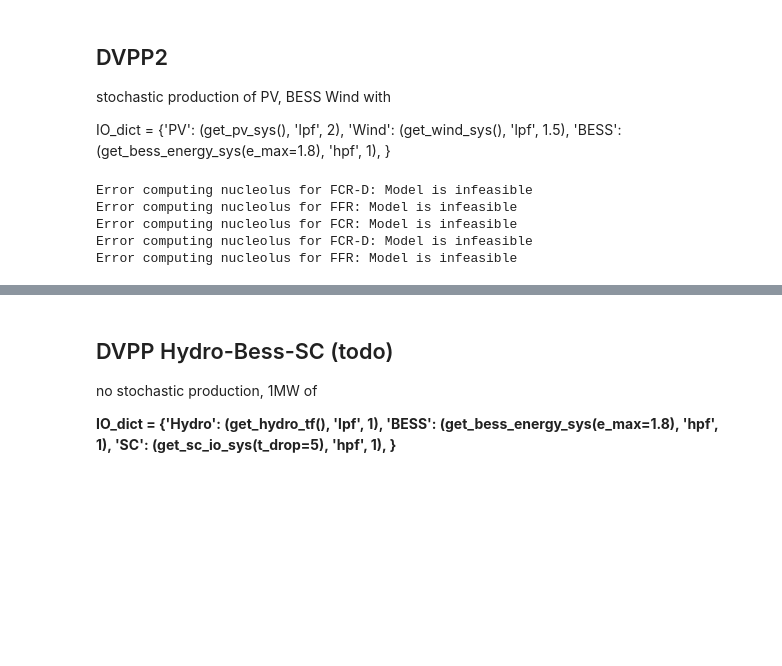
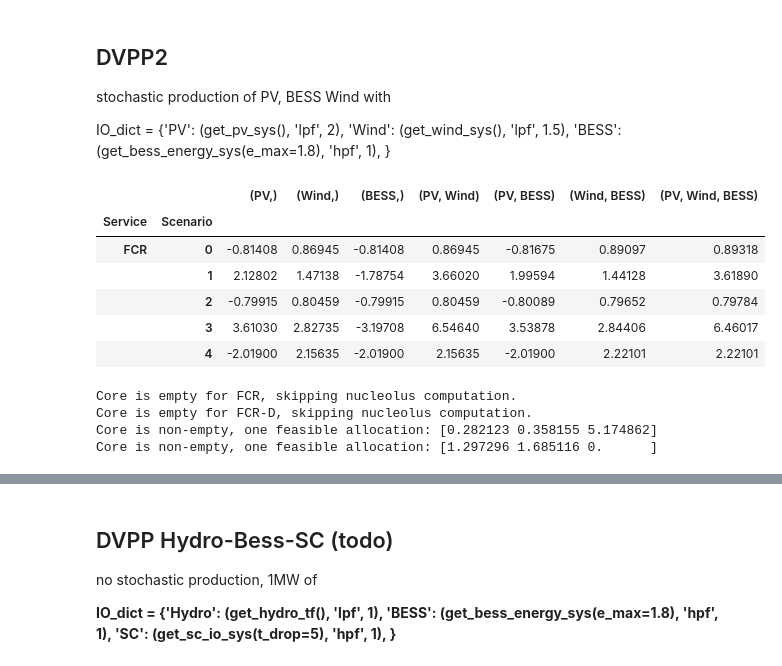
Before and after one commit to cvonholly/dvpp_reward_mechanism, a Jupyter notebook: visualize.ipynb, the cells around one changed output, grey strips where cells are left out. Drawn from its saved outputs; the diff is of its cells as text; code cells hidden in the pictures; blank space fills up the shorter version.

```diff
--- a/visualize.ipynb
+++ b/visualize.ipynb
@@ -277,14 +333,22 @@ IO_dict =      {'PV': (get_pv_sys(), 'lpf', 2),
 # %%
 # load data
 # df = pd.read_csv('pics/new/values.csv', index_col=0, header=[0,1,2])
 df = pd.read_csv('pics/v2/values_dyn.csv', index_col=0, header=[0,1,2])
 df.columns = [tuple(c for c in col if c!='nan') for col in df.columns.values]
 
-df[df < 0] = 0  # set values below zero to zero
+# df[df < 0] = 0  # set values below zero to zero
 # combine 1st col and index to MultiIndex
 df.index = pd.MultiIndex.from_arrays([df.index, df.iloc[:, 0]], names=['Service', 'Scenario'])
 df.drop(df.columns[0], axis=1, inplace=True)  # drop first column
 players = list(str(x[0]) for x in df.columns[:3])
 df.head()
 
-df_mean = df.groupby('Service').mean()
+# df_mean = df.groupby('Service').mean() # probably this line causes the trouble
+# %% [output]
+|  |  | (PV,) | (Wind,) | (BESS,) | (PV, Wind) | (PV, BESS) | (Wind, BESS) | (PV, Wind, BESS) |
+| Service | Scenario |  |  |  |  |  |  |  |
+| FCR | 0 | -0.81408 | 0.86945 | -0.81408 | 0.86945 | -0.81675 | 0.89097 | 0.89318 |
+|  | 1 | 2.12802 | 1.47138 | -1.78754 | 3.66020 | 1.99594 | 1.44128 | 3.61890 |
+|  | 2 | -0.79915 | 0.80459 | -0.79915 | 0.80459 | -0.80089 | 0.79652 | 0.79784 |
+|  | 3 | 3.61030 | 2.82735 | -3.19708 | 6.54640 | 3.53878 | 2.84406 | 6.46017 |
+|  | 4 | -2.01900 | 2.15635 | -2.01900 | 2.15635 | -2.01900 | 2.22101 | 2.22101 |
@@ -290,0 +365,7 @@ df_mean = df.groupby('Service').mean()
+# %%
+df_final = add_reward_mechanisms(df_new, players, add_LOO=True)
+# %% [output]
+Core is empty for FCR, skipping nucleolus computation.
+Core is empty for FCR-D, skipping nucleolus computation.
+Core is non-empty, one feasible allocation: [0.282123 0.358155 5.174862]
+Core is non-empty, one feasible allocation: [1.297296 1.685116 0.      ]
@@ -303,10 +390,5 @@ dfstst_mean = dfstat.groupby(level=0).mean()
 # %%
-df_new = add_reward_mechanisms(df_mean, players, add_LOO=True)
-df_newstat = add_reward_mechanisms(dfstst_mean, players, add_LOO=True)
+# df_new = add_reward_mechanisms(df_mean, players, add_LOO=True)
+# todo: run static
+# df_newstat = add_reward_mechanisms(dfstst_mean, players, add_LOO=True)
-# %% [output]
-Error computing nucleolus for FCR-D: Model is infeasible
-Error computing nucleolus for FFR: Model is infeasible
-Error computing nucleolus for FCR: Model is infeasible
-Error computing nucleolus for FCR-D: Model is infeasible
-Error computing nucleolus for FFR: Model is infeasible
 # %%
```
Also changed, not shown: parts of 9 cells of this notebook, 6 other files.
